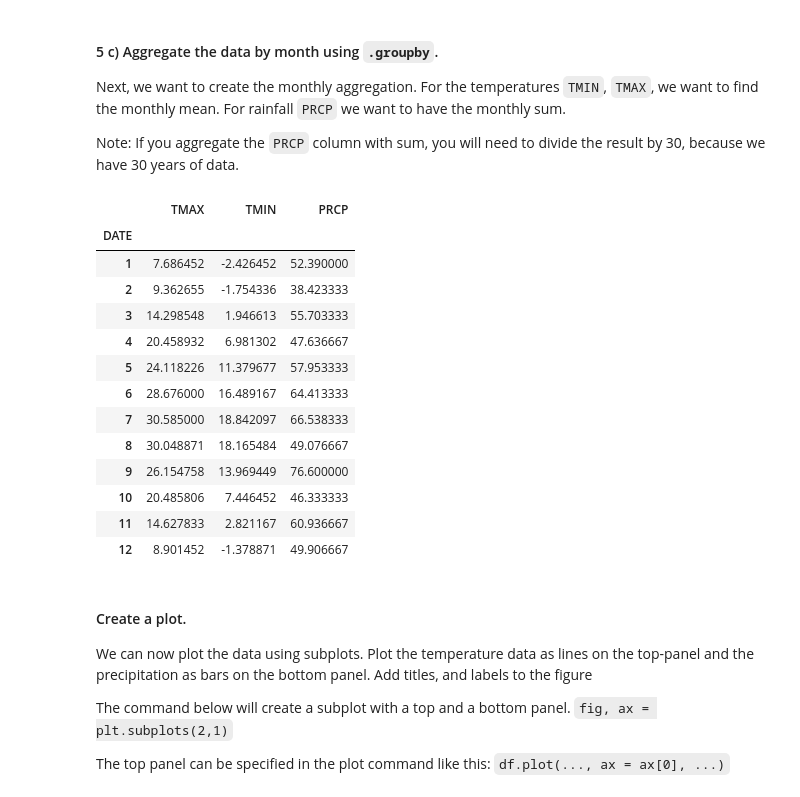
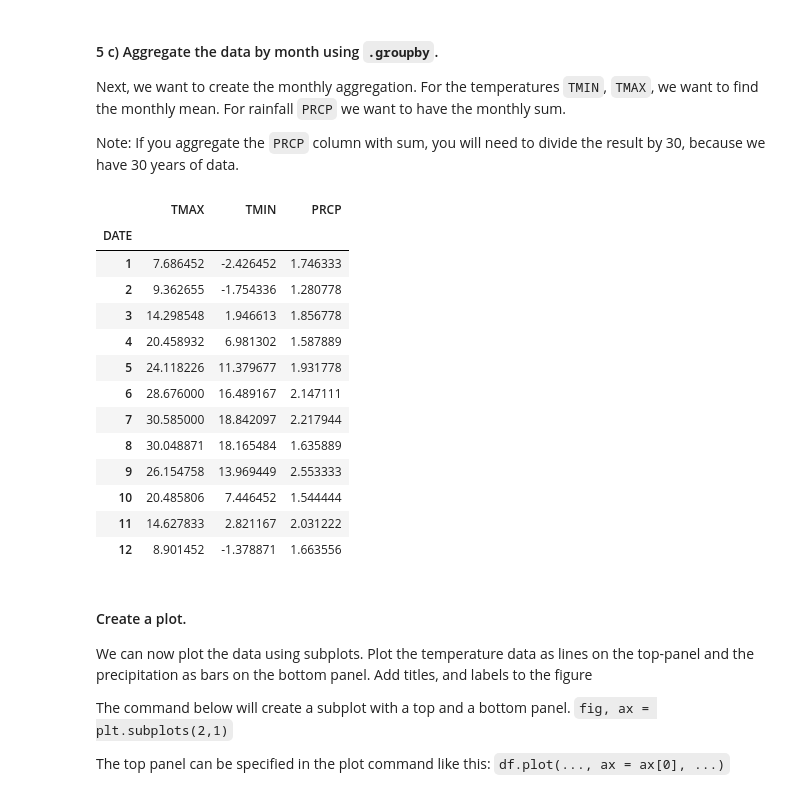
Before and after one commit to aimeeram/ISAT_420_S26_Shared, a Jupyter notebook: W5_Pandas_Groupby_And_Timeseries/Code/w5_pandas_timerseries_practice.ipynb, the cells around one changed output. Saved outputs shown, nothing was run; the diff lists cells and outputs as text; code cells hidden in the pictures.

```diff
--- a/W5_Pandas_Groupby_And_Timeseries/Code/w5_pandas_timerseries_practice.ipynb
+++ b/W5_Pandas_Groupby_And_Timeseries/Code/w5_pandas_timerseries_practice.ipynb
@@ -167,24 +158,24 @@ Next, we want to create the monthly aggregation. For the temperatures `TMIN`, `T
 
 Note: If you aggregate the `PRCP` column with sum, you will need to divide the result by 30, because we have 30 years of data.
 # %%
-df_climateology = df_30years.groupby(df_30years.index.month).agg({'TMAX':'mean','TMIN':'mean','PRCP':'sum'})
-df_climateology['PRCP'] = df_climateology['PRCP']/30
-df_climateology
+df_climatology = df_30years.groupby(df_30years.index.month).agg({'TMAX':'mean','TMIN':'mean','PRCP':'sum'})
+df_climatology['PRCP'] = df_climateology['PRCP']/30
+df_climatology
 # %% [output]
 |  | TMAX | TMIN | PRCP |
 | DATE |  |  |  |
-| 1 | 7.686452 | -2.426452 | 52.390000 |
-| 2 | 9.362655 | -1.754336 | 38.423333 |
-| 3 | 14.298548 | 1.946613 | 55.703333 |
-| 4 | 20.458932 | 6.981302 | 47.636667 |
-| 5 | 24.118226 | 11.379677 | 57.953333 |
-| 6 | 28.676000 | 16.489167 | 64.413333 |
-| 7 | 30.585000 | 18.842097 | 66.538333 |
-| 8 | 30.048871 | 18.165484 | 49.076667 |
-| 9 | 26.154758 | 13.969449 | 76.600000 |
-| 10 | 20.485806 | 7.446452 | 46.333333 |
-| 11 | 14.627833 | 2.821167 | 60.936667 |
-| 12 | 8.901452 | -1.378871 | 49.906667 |
+| 1 | 7.686452 | -2.426452 | 1.746333 |
+| 2 | 9.362655 | -1.754336 | 1.280778 |
+| 3 | 14.298548 | 1.946613 | 1.856778 |
+| 4 | 20.458932 | 6.981302 | 1.587889 |
+| 5 | 24.118226 | 11.379677 | 1.931778 |
+| 6 | 28.676000 | 16.489167 | 2.147111 |
+| 7 | 30.585000 | 18.842097 | 2.217944 |
+| 8 | 30.048871 | 18.165484 | 1.635889 |
+| 9 | 26.154758 | 13.969449 | 2.553333 |
+| 10 | 20.485806 | 7.446452 | 1.544444 |
+| 11 | 14.627833 | 2.821167 | 2.031222 |
+| 12 | 8.901452 | -1.378871 | 1.663556 |
 # %% [markdown]
 #### Create a plot.
 
```
Also changed, not shown: parts of 6 cells of this notebook.
